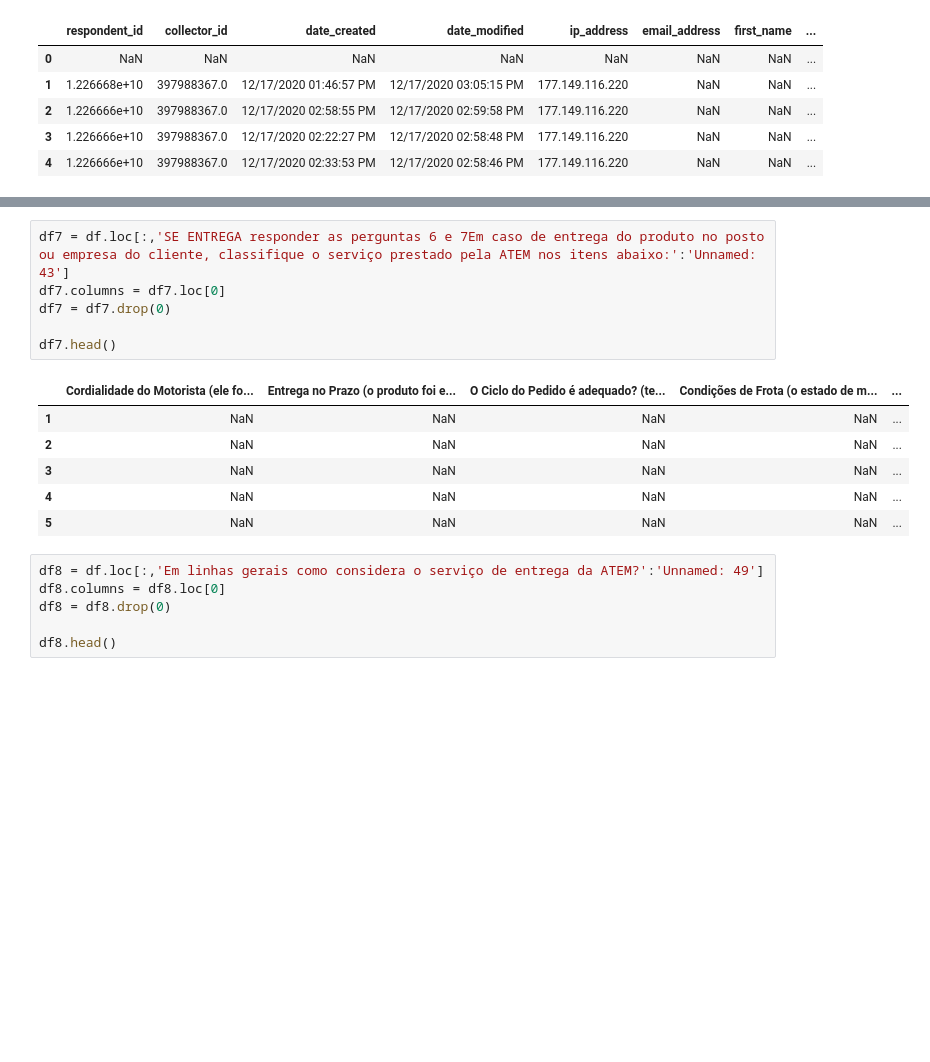
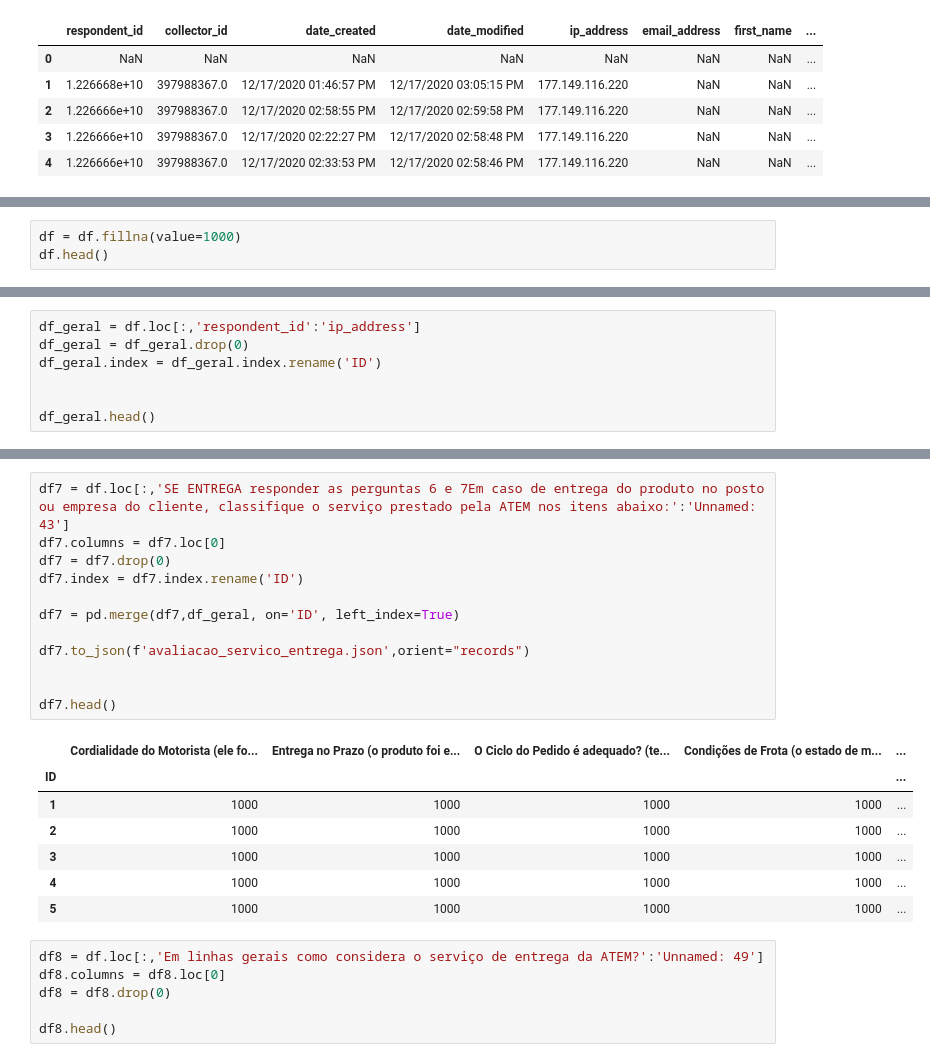
Before and after one commit to DevNicque/MyCods, a Jupyter notebook: base_atem_transformer.ipynb, the cells around one changed output, grey strips where cells are left out. Drawn from its saved outputs; the diff is of its cells as text; blank space fills up the shorter version.

```diff
--- a/base_atem_transformer.ipynb
+++ b/base_atem_transformer.ipynb
@@ -25,0 +39,3 @@ df1.head()
+# %%
+df = df.fillna(value=1000)
+df.head()
@@ -25,0 +51,7 @@ df1.head()
+# %%
+df_geral = df.loc[:,'respondent_id':'ip_address']
+df_geral = df_geral.drop(0)
+df_geral.index = df_geral.index.rename('ID')
+
+
+df_geral.head()
@@ -91,16 +222,23 @@ df6.head()
 # %%
 df7 = df.loc[:,'SE ENTREGA responder as perguntas 6 e 7Em caso de entrega do produto no posto ou empresa do cliente, classifique o serviço prestado pela ATEM nos itens abaixo:':'Unnamed: 43']
 df7.columns = df7.loc[0]
 df7 = df7.drop(0)
+df7.index = df7.index.rename('ID')
+
+df7 = pd.merge(df7,df_geral, on='ID', left_index=True)
+
+df7.to_json(f'avaliacao_servico_entrega.json',orient="records")
+
 
 df7.head()
 # %% [output]
 |  | Cordialidade do Motorista (ele fo... | Entrega no Prazo (o produto foi e... | O Ciclo do Pedido é adequado? (te... | Condições de Frota (o estado de m... | ... |
-| 1 | NaN | NaN | NaN | NaN | ... |
-| 2 | NaN | NaN | NaN | NaN | ... |
-| 3 | NaN | NaN | NaN | NaN | ... |
-| 4 | NaN | NaN | NaN | NaN | ... |
-| 5 | NaN | NaN | NaN | NaN | ... |
+| ID |  |  |  |  | ... |
+| 1 | 1000 | 1000 | 1000 | 1000 | ... |
+| 2 | 1000 | 1000 | 1000 | 1000 | ... |
+| 3 | 1000 | 1000 | 1000 | 1000 | ... |
+| 4 | 1000 | 1000 | 1000 | 1000 | ... |
+| 5 | 1000 | 1000 | 1000 | 1000 | ... |
 # %%
 df8 = df.loc[:,'Em linhas gerais como considera o serviço de entrega da ATEM?':'Unnamed: 49']
 df8.columns = df8.loc[0]
```
Also changed, not shown: parts of 28 cells of this notebook.
